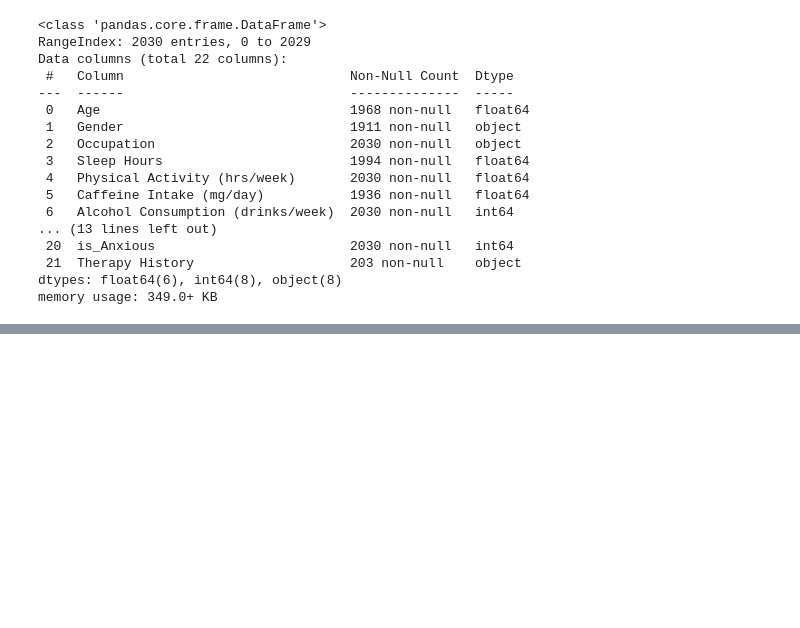
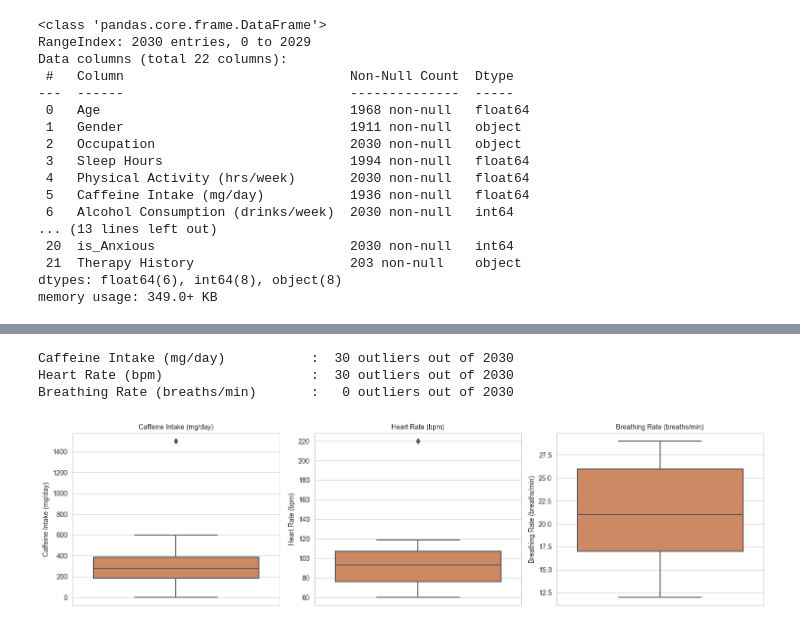
Before and after one commit to sabzparto/BC-mini-project, a Jupyter notebook: Psychology.ipynb, the cells around one changed output, grey strips where cells are left out. Saved outputs shown, nothing was run; the diff lists cells and outputs as text; code cells hidden in the pictures; blank space fills up the shorter version.

```diff
--- a/Psychology.ipynb
+++ b/Psychology.ipynb
@@ -480,0 +288,4 @@ def fill_categorical_na(df, cols, missing_cutoff=0.5):
+# %%
+# They are 100% identical — drop the redundant column and keep a single, clearly named target
+data = data.drop(columns=['is_Anxious'])
+target = 'Target'
@@ -480,0 +451,3 @@ def fill_categorical_na(df, cols, missing_cutoff=0.5):
+# %%
+data['Therapy History'] = data['Therapy History'].fillna('Not Reported')
+data['Therapy History'].value_counts()
@@ -480,0 +574,44 @@ def fill_categorical_na(df, cols, missing_cutoff=0.5):
+# %%
+def outliers(col, method='IQR', action='detect', k=1.5):
+    """
+    Detect or treat outliers in a numeric Series.
+
+    Parameters
+    ----------
+    col : pd.Series
+        The numeric column to check.
+    method : str
+        Currently only 'IQR' is supported.
+    action : str
+        'detect'  -> returns a boolean mask of outlier rows.
+        'replace' -> returns the column with outliers capped (winsorized) at the IQR fences.
+    k : float
+        IQR multiplier (1.5 = standard Tukey fence).
+    """
+    q1, q3 = col.quantile([0.25, 0.75])
+    iqr = q3 - q1
+    lower, upper = q1 - k * iqr, q3 + k * iqr
+
+    if action == 'detect':
+        return (col < lower) | (col > upper)
+    elif action == 'replace':
+        return col.clip(lower=lower, upper=upper)
+    else:
+        raise ValueError("action must be 'detect' or 'replace'")
+# %%
+for c in ['Caffeine Intake (mg/day)', 'Heart Rate (bpm)', 'Breathing Rate (breaths/min)']:
+    mask = outliers(data[c], action='detect')
+    print(f'{c:35s}: {mask.sum():3d} outliers out of {len(data)}')
+# %% [output]
+Caffeine Intake (mg/day)           :  30 outliers out of 2030
+Heart Rate (bpm)                   :  30 outliers out of 2030
+Breathing Rate (breaths/min)       :   0 outliers out of 2030
+# %%
+fig, axes = plt.subplots(1, 3, figsize=(15, 4))
+for ax, c in zip(axes, ['Caffeine Intake (mg/day)', 'Heart Rate (bpm)', 'Breathing Rate (breaths/min)']):
+    sns.boxplot(y=data[c], ax=ax, color='#DD8452')
+    ax.set_title(c, fontsize=10)
+plt.tight_layout()
+plt.show()
+# %% [output]
+[figure, added]
```
Also changed, not shown: parts of 89 cells of this notebook.
